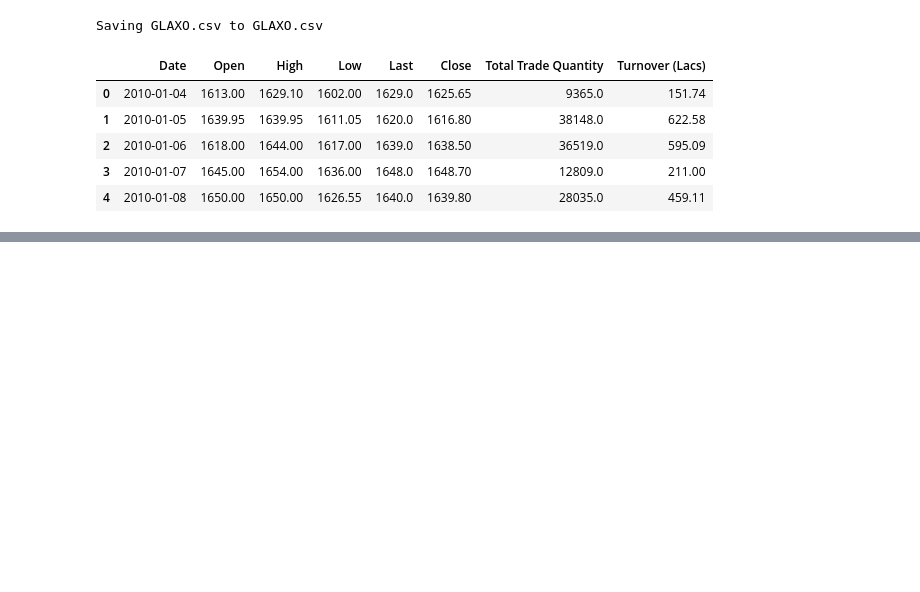
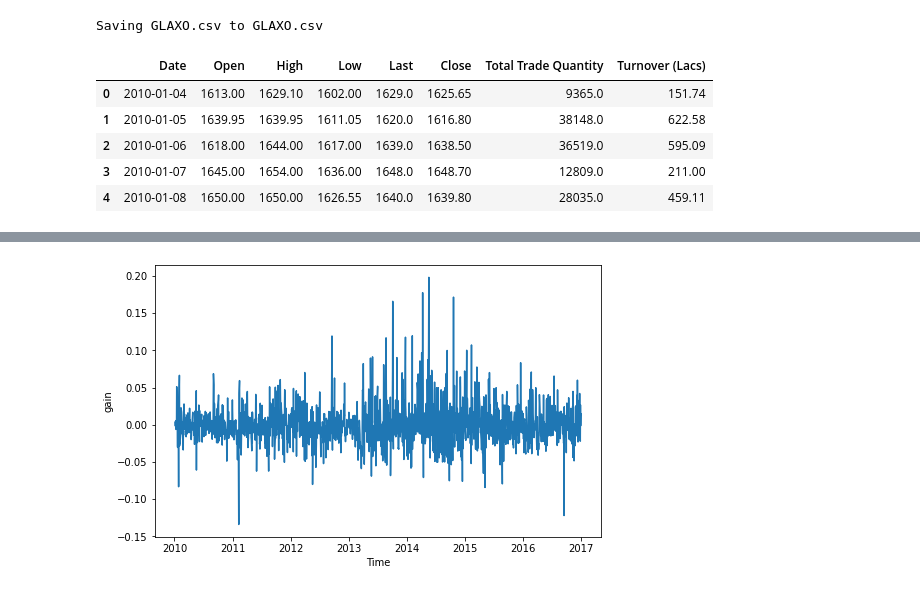
Before and after one commit to pincha673/notes, a Jupyter notebook: Probability.ipynb, the cells around one changed output, grey strips where cells are left out. Drawn from its saved outputs; the diff is of its cells as text; code cells hidden in the pictures; blank space fills up the shorter version.

```diff
--- a/Probability.ipynb
+++ b/Probability.ipynb
@@ -55,0 +95,2 @@ glaxo_df.head()
+# %%
+beml_df=beml_df.set_index(pd.DatetimeIndex(beml_df['Date'])).drop('Date',axis=1)
@@ -55,0 +170,9 @@ glaxo_df.head()
+# %%
+import matplotlib.pyplot as plt
+
+plt.figure(figsize = (8, 5));
+plt.plot(beml_df.gain);
+plt.xlabel('Time');
+plt.ylabel('gain');
+# %% [output]
+[figure, added]
```
Also changed, not shown: parts of 18 cells of this notebook.
